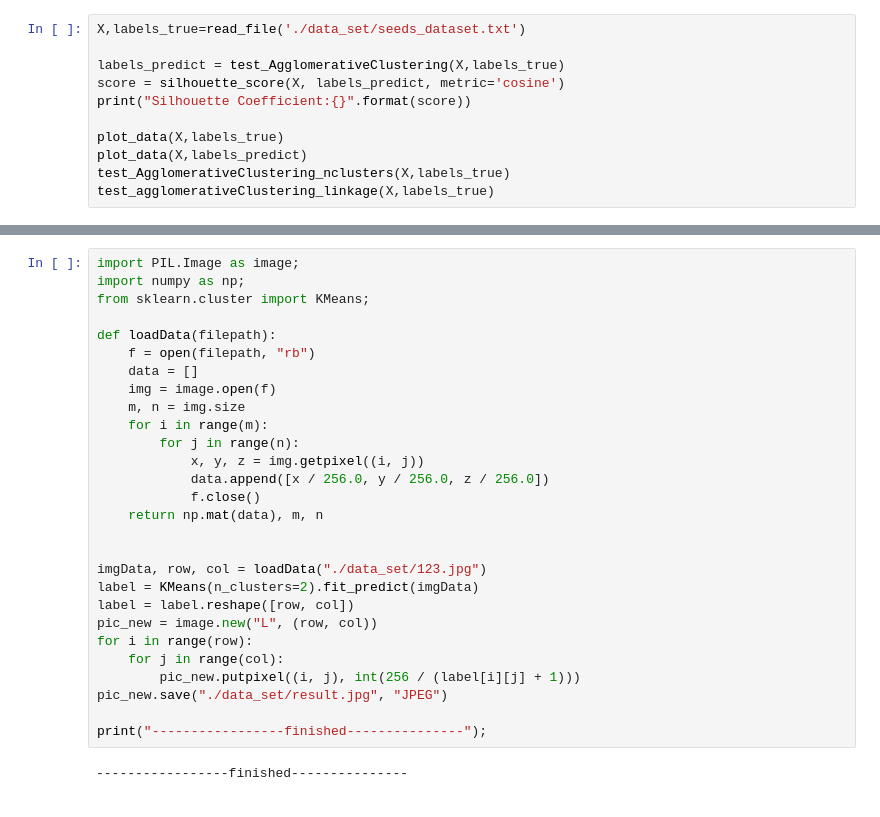
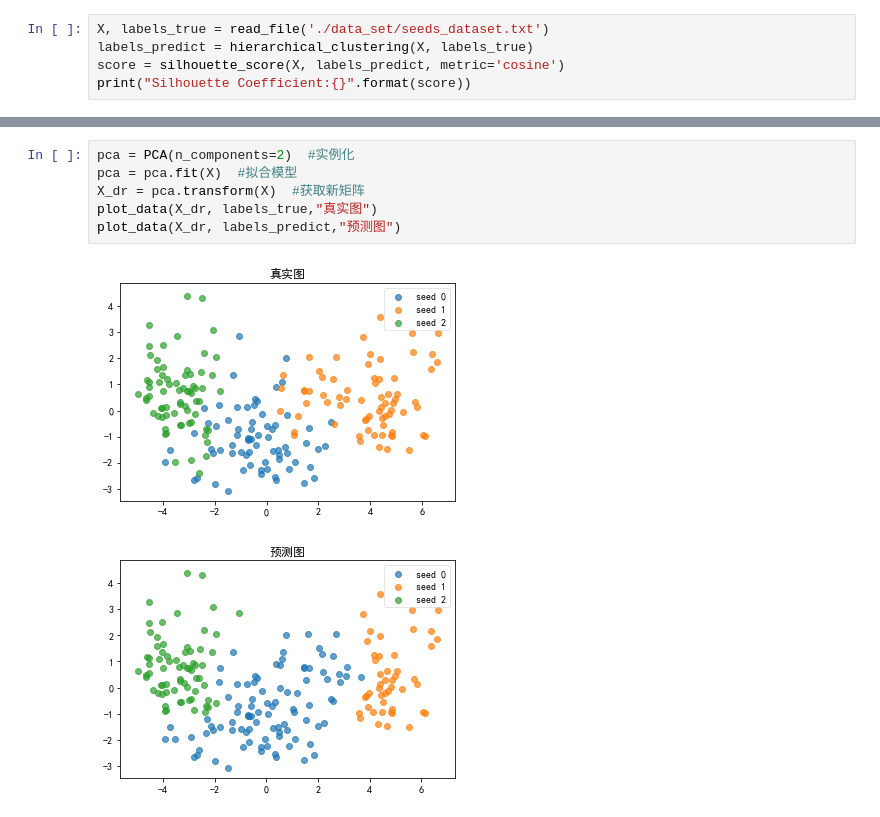
Before and after one commit to twolongbear/BusinessIntelligence, a Jupyter notebook: 商务智能2-陈永灿-2018302091011/hierarchical_clustering.ipynb, the cells around one changed output, grey strips where cells are left out. Drawn from its saved outputs; the diff is of its cells as text.

```diff
--- a/商务智能2-陈永灿-2018302091011/hierarchical_clustering.ipynb
+++ b/商务智能2-陈永灿-2018302091011/hierarchical_clustering.ipynb
@@ -115,16 +118,10 @@ def test_agglomerativeClustering_linkage(*data):
     fig.suptitle("AgglomerativeClustering")
     plt.show()
 # %%
-X,labels_true=read_file('./data_set/seeds_dataset.txt')
-
-labels_predict = test_AgglomerativeClustering(X,labels_true)
+X, labels_true = read_file('./data_set/seeds_dataset.txt')
+labels_predict = hierarchical_clustering(X, labels_true)
 score = silhouette_score(X, labels_predict, metric='cosine')
 print("Silhouette Coefficient:{}".format(score))
-
-plot_data(X,labels_true)
-plot_data(X,labels_predict)
-test_AgglomerativeClustering_nclusters(X,labels_true)
-test_agglomerativeClustering_linkage(X,labels_true)
 # %% [output]
 ARI:0.5822755182524181
 Silhouette Coefficient:0.42998337136661613
@@ -135,30 +128,9 @@ Silhouette Coefficient:0.42998337136661613
-# %%
-import PIL.Image as image;
-import numpy as np;
-from sklearn.cluster import KMeans;
-
-def loadData(filepath):
-    f = open(filepath, "rb")
-    data = []
-    img = image.open(f)
-    m, n = img.size
-    for i in range(m):
-        for j in range(n):
-            x, y, z = img.getpixel((i, j))
-            data.append([x / 256.0, y / 256.0, z / 256.0])
-            f.close()
-    return np.mat(data), m, n
-
-
-imgData, row, col = loadData("./data_set/123.jpg")
-label = KMeans(n_clusters=2).fit_predict(imgData)
-label = label.reshape([row, col])
-pic_new = image.new("L", (row, col))
-for i in range(row):
-    for j in range(col):
-        pic_new.putpixel((i, j), int(256 / (label[i][j] + 1)))
-pic_new.save("./data_set/result.jpg", "JPEG")
-
-print("-----------------finished---------------");
-# %% [output]
------------------finished---------------
+# %%
+pca = PCA(n_components=2)  #实例化
+pca = pca.fit(X)  #拟合模型
+X_dr = pca.transform(X)  #获取新矩阵
+plot_data(X_dr, labels_true,"真实图")
+plot_data(X_dr, labels_predict,"预测图")
+# %% [output]
+[figure, added]
+[figure, added]
```
Also changed, not shown: parts of 4 cells of this notebook, 1 other file.
